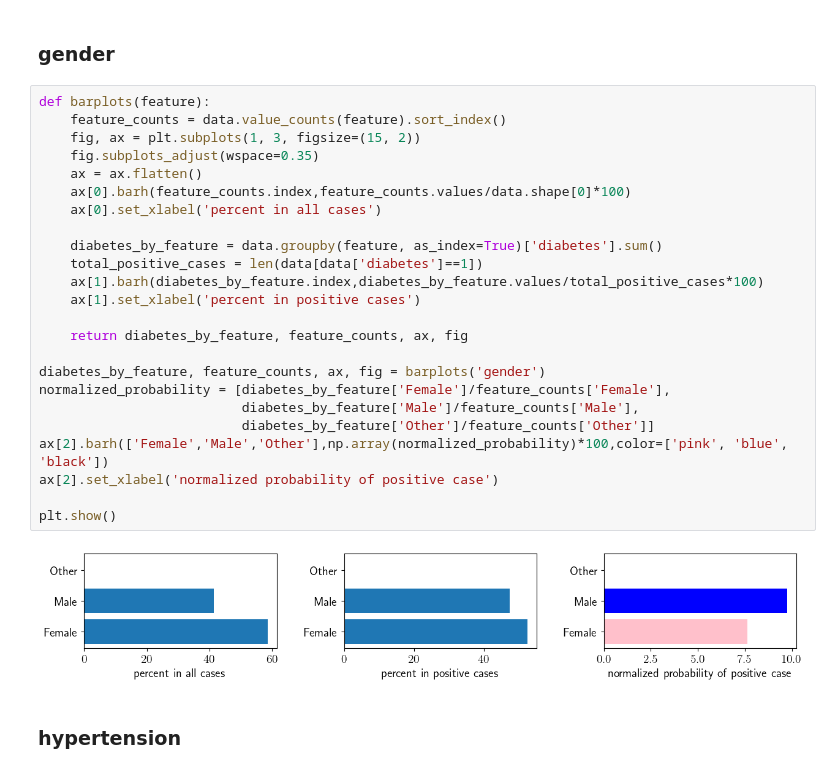
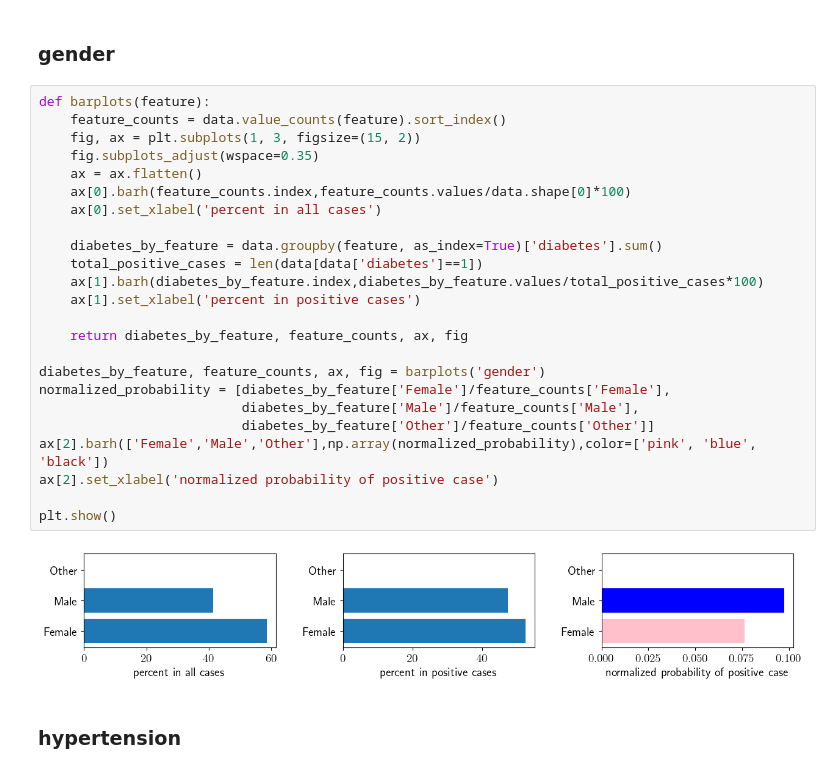
Before and after one commit to rfjd/Machine-Learning, a Jupyter notebook: kaggle/Diabetes-Prediction/diabetes_prediction.ipynb, the cells around one changed output. Cells and saved outputs as stored; diff of their text form.

Commit message:
changed the scale of x values for the probability plots.

```diff
--- a/kaggle/Diabetes-Prediction/diabetes_prediction.ipynb
+++ b/kaggle/Diabetes-Prediction/diabetes_prediction.ipynb
@@ -91,29 +91,29 @@ plt.show()
 # %%
 def barplots(feature):
     feature_counts = data.value_counts(feature).sort_index()
     fig, ax = plt.subplots(1, 3, figsize=(15, 2))
     fig.subplots_adjust(wspace=0.35)
     ax = ax.flatten()
     ax[0].barh(feature_counts.index,feature_counts.values/data.shape[0]*100)
     ax[0].set_xlabel('percent in all cases')
 
     diabetes_by_feature = data.groupby(feature, as_index=True)['diabetes'].sum()
     total_positive_cases = len(data[data['diabetes']==1])
     ax[1].barh(diabetes_by_feature.index,diabetes_by_feature.values/total_positive_cases*100)
     ax[1].set_xlabel('percent in positive cases')
 
     return diabetes_by_feature, feature_counts, ax, fig
 
 diabetes_by_feature, feature_counts, ax, fig = barplots('gender')
 normalized_probability = [diabetes_by_feature['Female']/feature_counts['Female'],
                           diabetes_by_feature['Male']/feature_counts['Male'],
                           diabetes_by_feature['Other']/feature_counts['Other']]
-ax[2].barh(['Female','Male','Other'],np.array(normalized_probability)*100,color=['pink', 'blue', 'black'])
+ax[2].barh(['Female','Male','Other'],np.array(normalized_probability),color=['pink', 'blue', 'black'])
 ax[2].set_xlabel('normalized probability of positive case')
 
 plt.show()
 # %% [output]
-[figure, old version]
+[figure, new version]
 # %% [markdown]
 ### **hypertension**
 # %%
```
Also changed, not shown: parts of 5 cells of this notebook.
